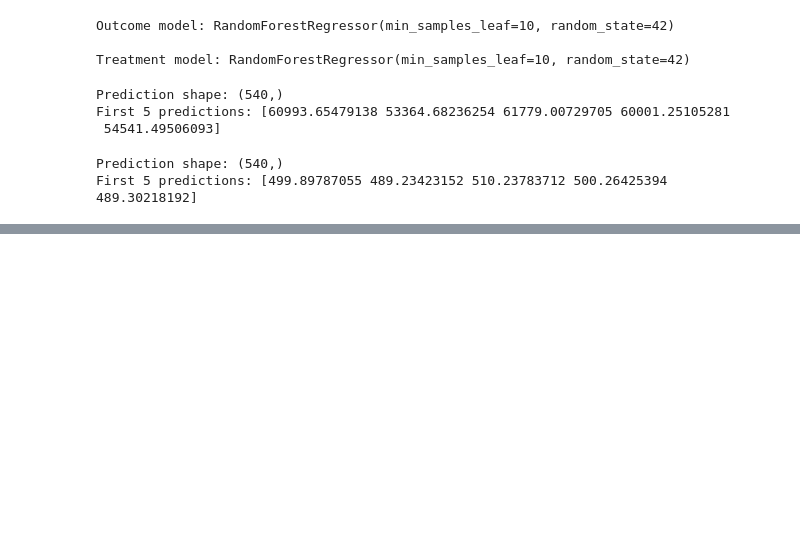
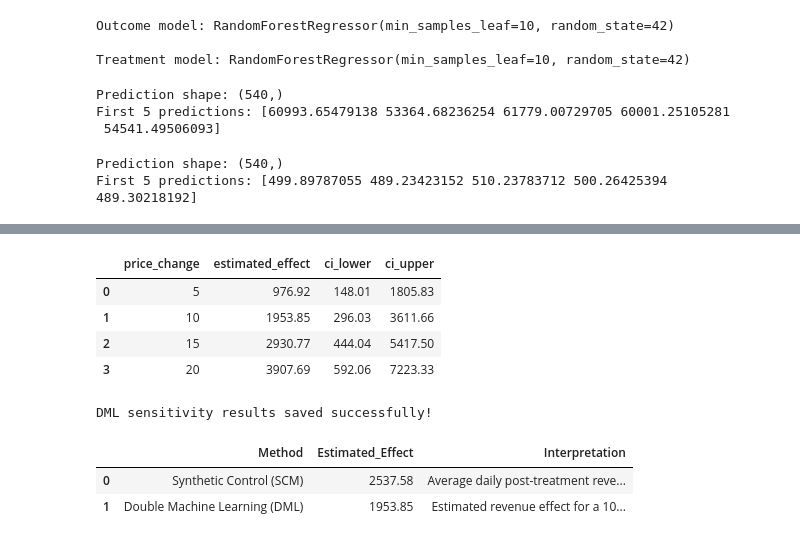
Before and after one commit to rharishwar6-hash/causal-inference-synthetic-control-pricing, a Jupyter notebook: 05_double_ml.ipynb, the cells around one changed output, grey strips where cells are left out. Drawn from its saved outputs; the diff is of its cells as text; code cells hidden in the pictures; blank space fills up the shorter version.

```diff
--- a/05_double_ml.ipynb
+++ b/05_double_ml.ipynb
@@ -1319,0 +1560,59 @@ First 5 predictions: [499.89787055 489.23423152 510.23783712 500.26425394 489.30
+# %%
+price_changes = [5, 10, 15, 20]
+
+sensitivity_results = []
+
+for change in price_changes:
+    effect = dml_model.effect(
+        X=None,
+        T0=500,
+        T1=500 + change
+    )
+
+    lower, upper = dml_model.effect_interval(
+        X=None,
+        T0=500,
+        T1=500 + change,
+        alpha=0.05
+    )
+
+    sensitivity_results.append({
+        "price_change": change,
+        "estimated_effect": float(np.mean(effect)),
+        "ci_lower": float(np.mean(lower)),
+        "ci_upper": float(np.mean(upper))
+    })
+
+sensitivity_df = pd.DataFrame(sensitivity_results)
+
+display(sensitivity_df.round(2))
+# %% [output]
+|  | price_change | estimated_effect | ci_lower | ci_upper |
+| 0 | 5 | 976.92 | 148.01 | 1805.83 |
+| 1 | 10 | 1953.85 | 296.03 | 3611.66 |
+| 2 | 15 | 2930.77 | 444.04 | 5417.50 |
+| 3 | 20 | 3907.69 | 592.06 | 7223.33 |
+# %%
+sensitivity_df.to_csv(
+    "dml_sensitivity_results.csv",
+    index=False
+)
+
+print("DML sensitivity results saved successfully!")
+# %% [output]
+DML sensitivity results saved successfully!
+# %%
+comparison_df = pd.DataFrame({
+    "Method": ["Synthetic Control (SCM)", "Double Machine Learning (DML)"],
+    "Estimated_Effect": [2537.58, 1953.85],
+    "Interpretation": [
+        "Average daily post-treatment revenue gap",
+        "Estimated revenue effect for a 10-unit price increase"
+    ]
+})
+
+display(comparison_df)
+# %% [output]
+|  | Method | Estimated_Effect | Interpretation |
+| 0 | Synthetic Control (SCM) | 2537.58 | Average daily post-treatment reve... |
+| 1 | Double Machine Learning (DML) | 1953.85 | Estimated revenue effect for a 10... |
```
Also changed, not shown: parts of 12 cells of this notebook.
